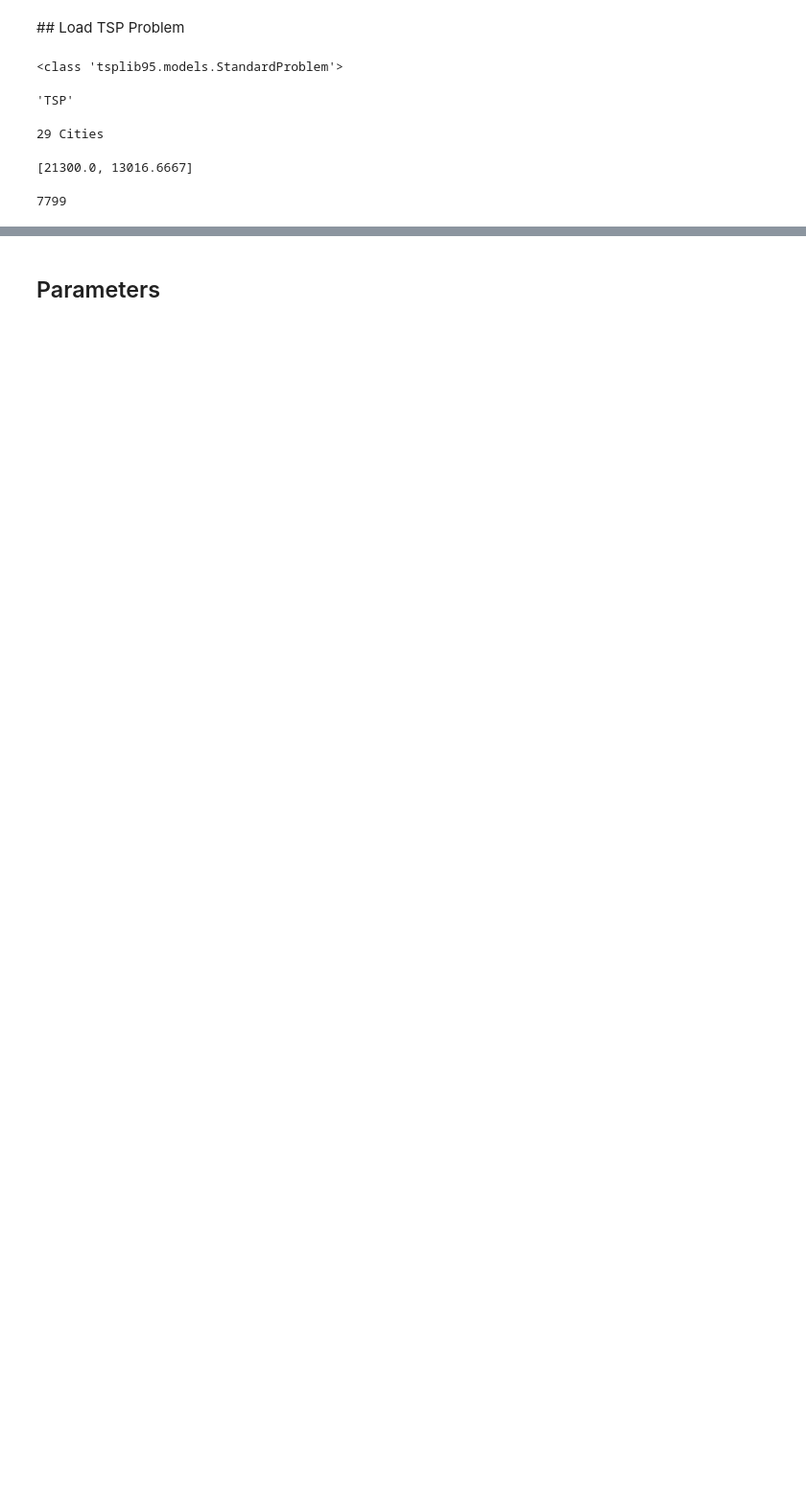
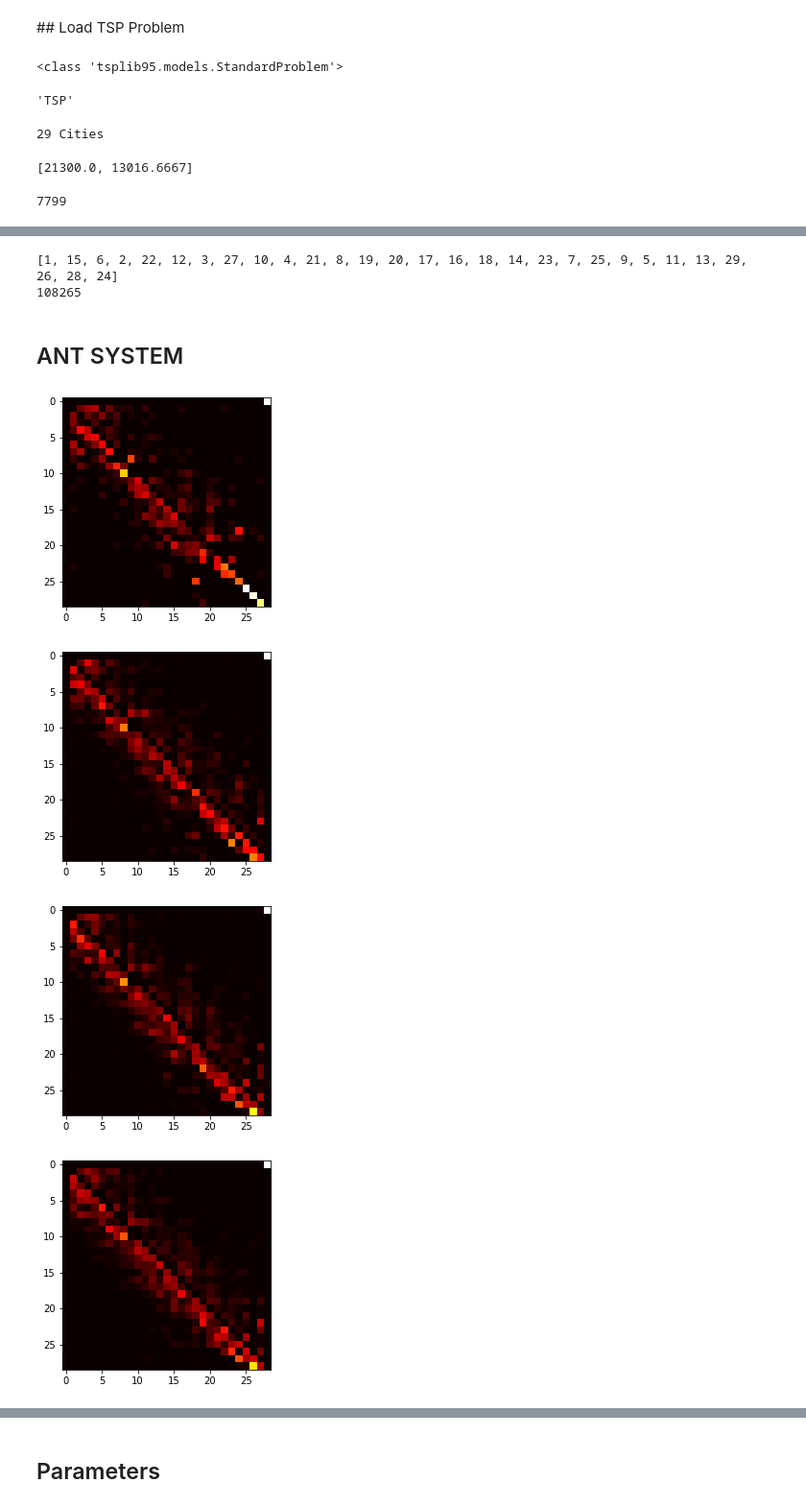
Before and after one commit to sejas/muia-multiagent-systems-tsp-aco, a Jupyter notebook: TSP - Multiagent Systems.ipynb, the cells around one changed output, grey strips where cells are left out. Shown at 96% size. Drawn from its saved outputs; the diff is of its cells as text; code cells hidden in the pictures; blank space fills up the shorter version.

```diff
--- a/TSP - Multiagent Systems.ipynb
+++ b/TSP - Multiagent Systems.ipynb
@@ -40,0 +133,77 @@ PROBLEM.get_weight(**edge)
+# %%
+# Random Solution
+ant = Ant(1)
+random_cities = list(range(2,N+1))
+shuffle(random_cities)
+for i in random_cities:
+    ant.visit(i)
+print(ant.tour)
+print(ant.tour_weight)
+# %% [output]
+[1, 15, 6, 2, 22, 12, 3, 27, 10, 4, 21, 8, 19, 20, 17, 16, 18, 14, 23, 7, 25, 9, 5, 11, 13, 29, 26, 28, 24]
+108265
+# %%
+# Solution using the heuristic
+ant = Ant(1)
+while not ant.finished_tour():
+    neighbors = ant._not_visited_cities()
+    distances =
+    pos_min_distance = distances.index(min(distances))
+    next_closest_city = neighbors[pos_min_distance]
+    ant.add(next_closest_city)
+print(ant.tour)
+print(ant.tour_weight)
+# %% [markdown]
+## ANT SYSTEM
+# %%
+M_ANTS = N # Number of ants ~ to number of nodes (N)
+ALPHA = 1 # History coefficietn ~ 1
+BETA = 2.5 # 0,1,2,3,4,5,6 # Heuristic Coefficient [2,5]
+RO = 0.5 # Evaporation rate # It's like cooling. A high value is similar to very decrease the temparature drastically and get stucked in a local optimum
+Q = 1 # Pheromone change factor
+TAU_INITIAL = 1/70000 # Initial pheromone ~ 1/RO*C^nn ; C^nn is the length of the tour generated by the nearest neighbor heuristic
+STEPS = 10000
+
+# INIT MATRIX for each CITY IJ with TAU INITIAL (t_0)
+_pheromones_row = [TAU_INITIAL for i in range(N)]
+pheromones_matrix = [_pheromones_row for j in range(N)]
+
+for step in range(STEPS):
+    ants_list = []
+    for ant_i in range(M_ANTS):
+        # pick a starting point
+        first_random_city = randrange(N)+1
+        ant = Ant(1)
+        ants_list.append(ant)
+        while not ant.finished_tour():
+            # calculate probability P_j for all unvisited neightbors J
+                # ANT SYSTEM (AS): Probability of each edge in the neighborhood
+                # p_ij_k = (t_ij^a * (1/d_ij)^b ) / SUM(all feasible g edges) # It's like edge normalized
+            neighbors, probabilities = ant.normalized_probabilities(pheromones_matrix) # sum(probabilities) == 1
+            # pick the next node using the probabilities
+            next_city = ant.pick_next_city(neighbors, probabilities)
+            ant.visit(next_city)
+    # update pheromone values based upon the quality of each solution
+        # ANT SYSTEM (AS): All ants contribute updating the pheromone as follows
+        # TAU_I_J = (1-RO)*TAU_I_J + SUM(Q/(Lk or 0)) # Attention! In TSP Lk will be always the same == N Total cities
+                                           # Probably in TSP the length means the distance
+    pheromones_to_add = [[0 for i in range(N)] for j in range(N)]
+    for ant in ants_list:
+        tau_delta = Q/ant.tour_weight
+        for tour_i in range(1, len(ant.tour)):
+            i = ant.tour[tour_i-1]-1
+            j = ant.tour[tour_i]-1
+            pheromones_to_add[i][j] += tau_delta
+
+    # PLOT
+    if step % int(STEPS/10) == 0:
+        print("Step %s from %s."%(step,STEPS))
+        df = pd.DataFrame(pheromones_matrix)*(1-RO)+pd.DataFrame(pheromones_to_add)
+        pheromones_matrix = df.values
+        plt.imshow(df, cmap='hot', interpolation='nearest')
+        plt.show()
+# %% [output]
+[figure, added]
+[figure, added]
+[figure, added]
+[figure, added]
```
Also changed, not shown: parts of 15 cells of this notebook.
